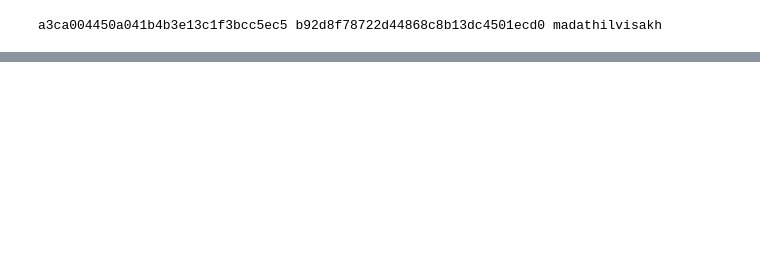
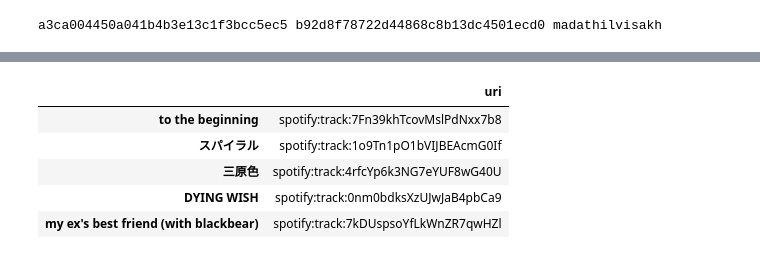
Before and after one commit to vmmadathil/spotify-acrostic, a Jupyter notebook: notebooks/01-VM-Exploring.ipynb, the cells around one changed output, grey strips where cells are left out. Cells and saved outputs as stored; diff of their text form; code cells hidden in the pictures; blank space fills up the shorter version.

```diff
--- a/notebooks/01-VM-Exploring.ipynb
+++ b/notebooks/01-VM-Exploring.ipynb
@@ -53,0 +124,21 @@ print(results)
+# %%
+short_id = []
+short_names = []
+
+results_short = sp.current_user_top_tracks(limit = 50, offset=0, time_range='short_term')['items']
+
+for i in range(0, len(results_short)):
+    #Removes the local tracks in your playlist if there is any
+    short_id.append(results_short[i]['uri'])
+    short_names.append(results_short[i]['name'])
+
+short_df = pd.DataFrame(short_id, index = short_names, columns = ['uri'])
+
+short_df.head()
+# %% [output]
+|  | uri |
+| to the beginning | spotify:track:7Fn39khTcovMslPdNxx7b8 |
+| スパイラル | spotify:track:1o9Tn1pO1bVIJBEAcmG0If |
+| 三原色 | spotify:track:4rfcYp6k3NG7eYUF8wG40U |
+| DYING WISH | spotify:track:0nm0bdksXzUJwJaB4pbCa9 |
+| my ex's best friend (with blackbear) | spotify:track:7kDUspsoYfLkWnZR7qwHZl |
```
Also changed, not shown: parts of 11 cells of this notebook, 2 other files.
